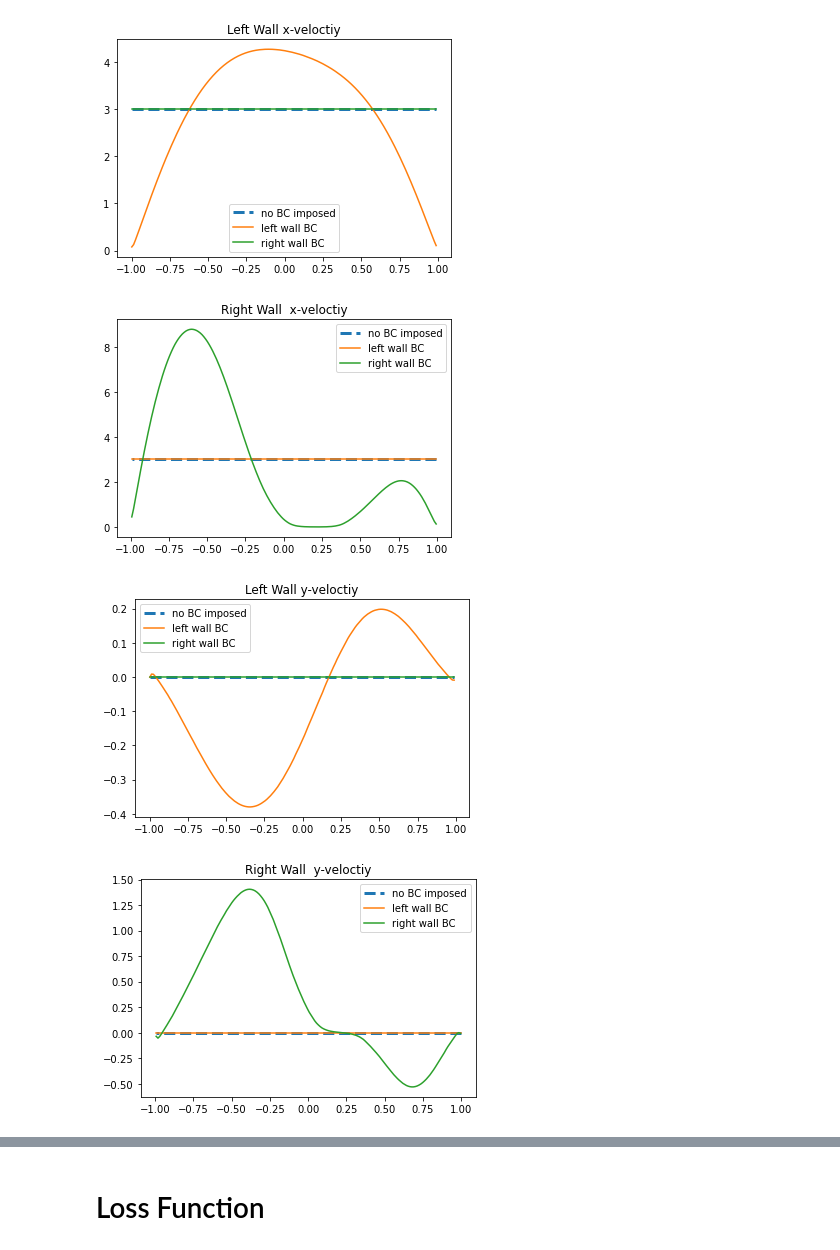
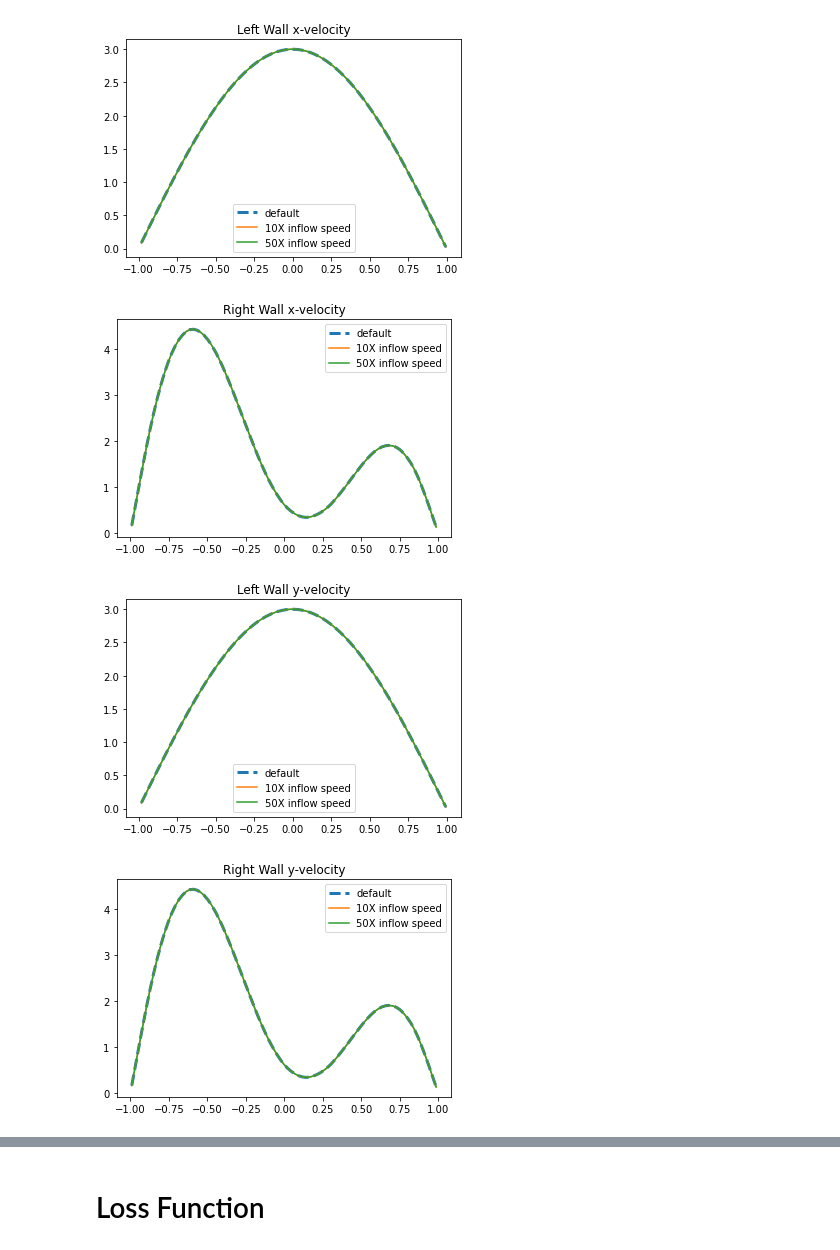
Before and after one commit to sunnytqin/meta-pde, a Jupyter notebook: src/notebooks/test_linear_stokes.ipynb, the cells around one changed output, grey strips where cells are left out. Cells and saved outputs as stored; diff of their text form; code cells hidden in the pictures.

```diff
--- a/src/notebooks/test_linear_stokes.ipynb
+++ b/src/notebooks/test_linear_stokes.ipynb
@@ -49,2 +52,0 @@ params:  (DeviceArray([0.4130522 , 0.25975317], dtype=float32), DeviceArray([3.0
-# %%
-u_p_default = solve_fenics(params, boundary_points=32, resolution=128, impose_pressure=False)
@@ -61,6 +91,6 @@ imposing right_wall pressure: 0.0
 # %%
 points = sample_points(jax.random.PRNGKey(args.seed + 1), 1024, params)
-points_on_inlet, points_on_walls, points_on_holes, points_in_domain = points
+points_on_inlet, points_on_outlet, points_on_walls, points_on_holes, points_in_domain = points
 
 all_points = np.concatenate(points)
 # %%
@@ -113,47 +139,47 @@ plt.show()
 # %%
-left_x_velocity = np.array(left_x_velocity)
+inlet_x_velocity = np.array(inlet_x_velocity)
 plt.figure()
-plt.plot(left_wall, left_x_velocity[:, 0],label='no BC imposed', lw=3, ls='--')
-plt.plot(left_wall, left_x_velocity[:, 1],label='left wall BC')
-plt.plot(left_wall, left_x_velocity[:, 2],label='right wall BC')
-plt.title('Left Wall x-veloctiy')
+plt.plot(points_on_inlet[:, 1], inlet_x_velocity[:, 0],label='default', lw=3, ls='--')
+plt.plot(points_on_inlet[:, 1], inlet_x_velocity[:, 1]/10,label='10X inflow speed')
+plt.plot(points_on_inlet[:, 1], inlet_x_velocity[:, 2]/50,label='50X inflow speed')
+plt.title('Left Wall x-velocity')
 plt.legend()
 #plt.ylim([0, 250])
 plt.show()
 
-right_x_velocity = np.array(right_x_velocity)
+outlet_x_velocity = np.array(outlet_x_velocity)
 plt.figure()
-plt.plot(right_wall,right_x_velocity[:, 0],label='no BC imposed', lw=3, ls='--')
-plt.plot(right_wall,right_x_velocity[:, 1],label='left wall BC')
-plt.plot(right_wall,right_x_velocity[:, 2],label='right wall BC')
-plt.title('Right Wall  x-veloctiy')
+plt.plot(points_on_outlet[:, 1], outlet_x_velocity[:, 0],label='default', lw=3, ls='--')
+plt.plot(points_on_outlet[:, 1], outlet_x_velocity[:, 1]/10,label='10X inflow speed')
+plt.plot(points_on_outlet[:, 1], outlet_x_velocity[:, 2]/50,label='50X inflow speed')
+plt.title('Right Wall x-velocity')
 plt.legend()
 plt.show()
 # %% [output]
-[figure, old version]
+[figure, new version]
-[figure, old version]
+[figure, new version]
 # %%
-left_y_velocity = np.array(left_y_velocity)
+inlet_y_velocity = np.array(inlet_x_velocity)
 plt.figure()
-plt.plot(left_wall, left_y_velocity[:, 0],label='no BC imposed', lw=3, ls='--')
-plt.plot(left_wall, left_y_velocity[:, 1],label='left wall BC')
-plt.plot(left_wall, left_y_velocity[:, 2],label='right wall BC')
-plt.title('Left Wall y-veloctiy')
+plt.plot(points_on_inlet[:, 1], inlet_y_velocity[:, 0],label='default', lw=3, ls='--')
+plt.plot(points_on_inlet[:, 1], inlet_y_velocity[:, 1]/10,label='10X inflow speed')
+plt.plot(points_on_inlet[:, 1], inlet_y_velocity[:, 2]/50,label='50X inflow speed')
+plt.title('Left Wall y-velocity')
 plt.legend()
 #plt.ylim([0, 250])
 plt.show()
 
-right_y_velocity = np.array(right_y_velocity)
+outlet_y_velocity = np.array(outlet_x_velocity)
 plt.figure()
-plt.plot(right_wall,right_y_velocity[:, 0],label='no BC imposed', lw=3, ls='--')
-plt.plot(right_wall,right_y_velocity[:, 1],label='left wall BC')
-plt.plot(right_wall,right_y_velocity[:, 2],label='right wall BC')
-plt.title('Right Wall  y-veloctiy')
+plt.plot(points_on_outlet[:, 1], outlet_y_velocity[:, 0],label='default', lw=3, ls='--')
+plt.plot(points_on_outlet[:, 1], outlet_y_velocity[:, 1]/10,label='10X inflow speed')
+plt.plot(points_on_outlet[:, 1], outlet_y_velocity[:, 2]/50,label='50X inflow speed')
+plt.title('Right Wall y-velocity')
 plt.legend()
 plt.show()
 # %% [output]
-[figure, old version]
+[figure, new version]
-[figure, old version]
+[figure, new version]
 # %%
 plt.figure(figsize=(16,8))
 
```
Also changed, not shown: parts of 10 cells of this notebook, 4 other files.
